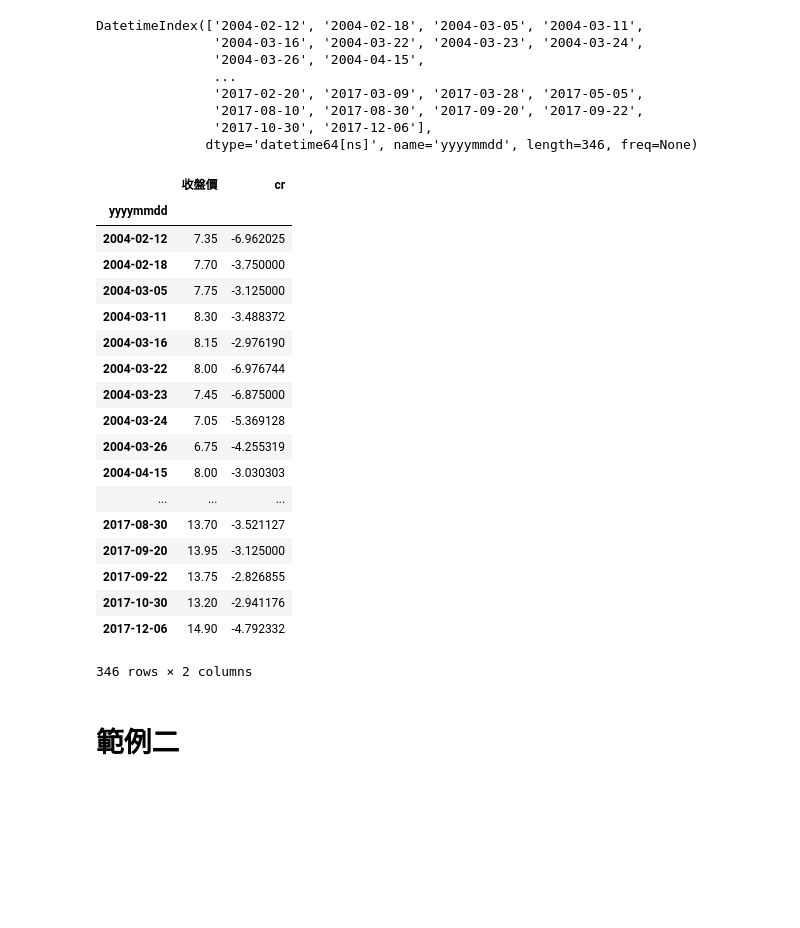
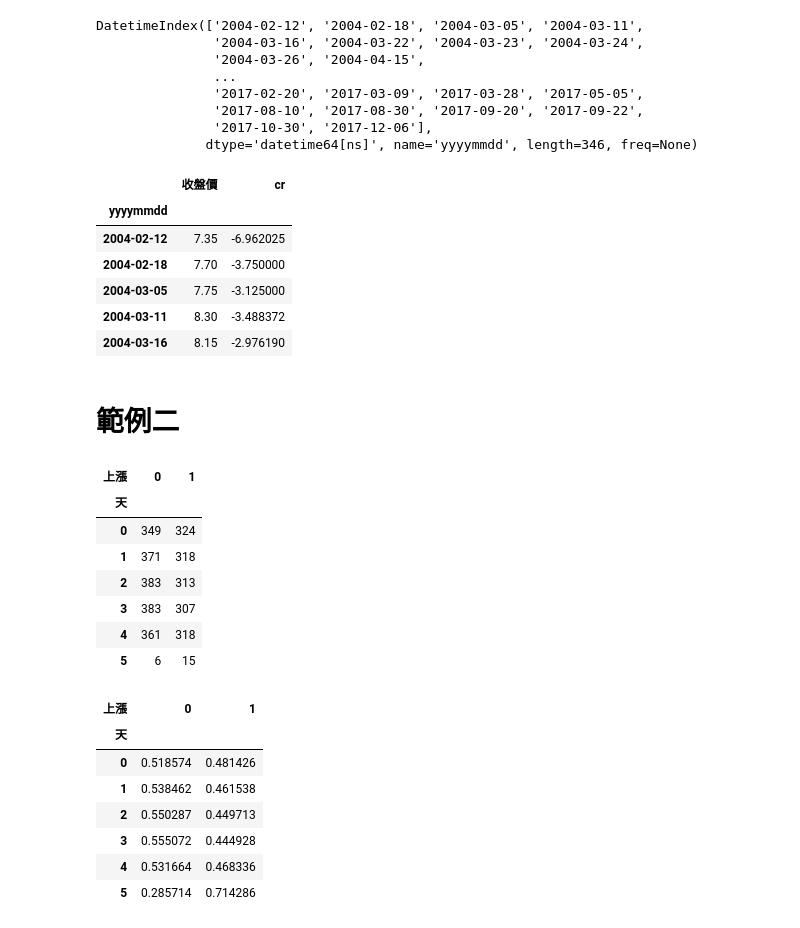
Before and after one commit to ihongChen/StockLab, a Jupyter notebook: abu_QT/pandas.ipynb, the cells around one changed output. Drawn from its saved outputs; the diff is of its cells as text; code cells hidden in the pictures; blank space fills up the shorter version.

```diff
--- a/abu_QT/pandas.ipynb
+++ b/abu_QT/pandas.ipynb
@@ -453,26 +453,14 @@ DatetimeIndex(['2004-02-12', '2004-02-18', '2004-03-05', '2004-03-11',
                '2017-10-30', '2017-12-06'],
               dtype='datetime64[ns]', name='yyyymmdd', length=346, freq=None)
 # %%
-df_1314[condition].loc[:,['收盤價','cr']]
+df_1314[condition].loc[:,['收盤價','cr']].head()
 # %% [output]
 |  | 收盤價 | cr |
 | yyyymmdd |  |  |
 | 2004-02-12 | 7.35 | -6.962025 |
 | 2004-02-18 | 7.70 | -3.750000 |
 | 2004-03-05 | 7.75 | -3.125000 |
 | 2004-03-11 | 8.30 | -3.488372 |
 | 2004-03-16 | 8.15 | -2.976190 |
-| 2004-03-22 | 8.00 | -6.976744 |
-| 2004-03-23 | 7.45 | -6.875000 |
-| 2004-03-24 | 7.05 | -5.369128 |
-| 2004-03-26 | 6.75 | -4.255319 |
-| 2004-04-15 | 8.00 | -3.030303 |
-| ... | ... | ... |
-| 2017-08-30 | 13.70 | -3.521127 |
-| 2017-09-20 | 13.95 | -3.125000 |
-| 2017-09-22 | 13.75 | -2.826855 |
-| 2017-10-30 | 13.20 | -2.941176 |
-| 2017-12-06 | 14.90 | -4.792332 |
-346 rows × 2 columns
 # %% [markdown]
 # 範例二
@@ -478,0 +471,24 @@ df_1314[condition].loc[:,['收盤價','cr']]
+# %%
+xt = pd.crosstab(df_1314.天,df_1314.上漲)
+xt
+# %% [output]
+| 上漲 | 0 | 1 |
+| 天 |  |  |
+| 0 | 349 | 324 |
+| 1 | 371 | 318 |
+| 2 | 383 | 313 |
+| 3 | 383 | 307 |
+| 4 | 361 | 318 |
+| 5 | 6 | 15 |
+# %%
+xt_pct = xt.div(xt.sum(1).astype(float),axis=0)
+xt_pct
+# %% [output]
+| 上漲 | 0 | 1 |
+| 天 |  |  |
+| 0 | 0.518574 | 0.481426 |
+| 1 | 0.538462 | 0.461538 |
+| 2 | 0.550287 | 0.449713 |
+| 3 | 0.555072 | 0.444928 |
+| 4 | 0.531664 | 0.468336 |
+| 5 | 0.285714 | 0.714286 |
```
Also changed, not shown: parts of 6 cells of this notebook, 1 other file.
